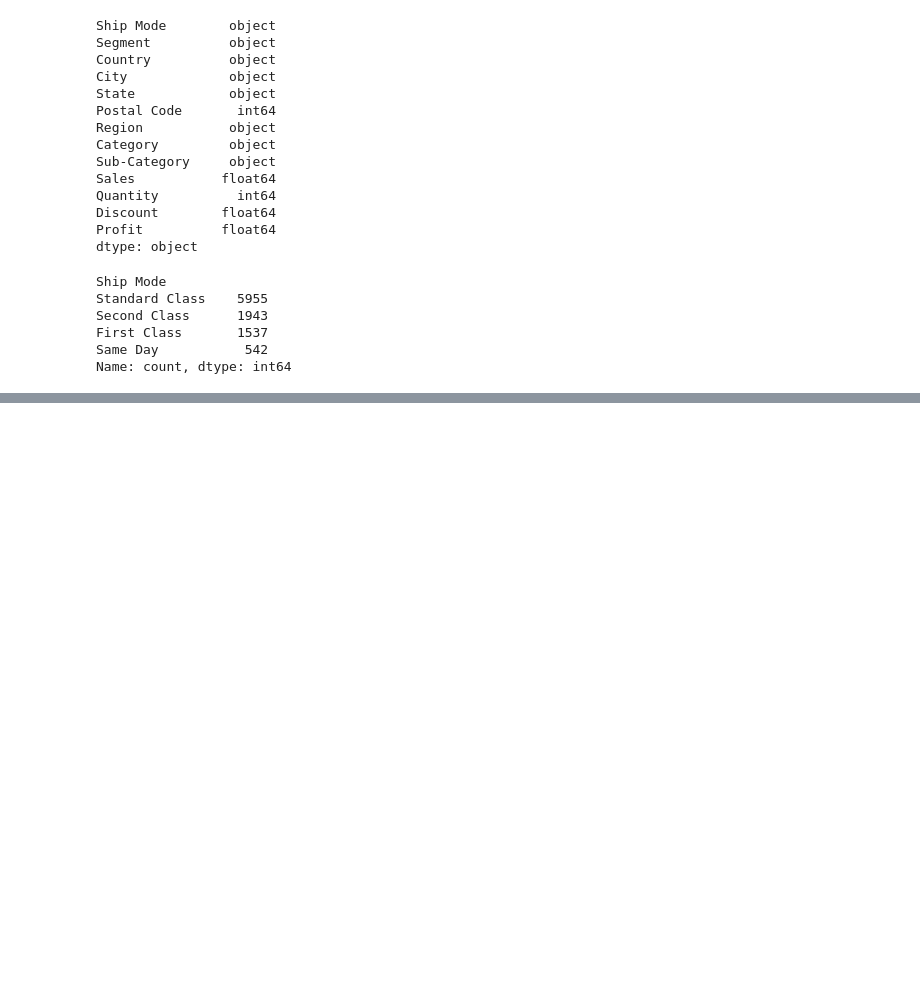
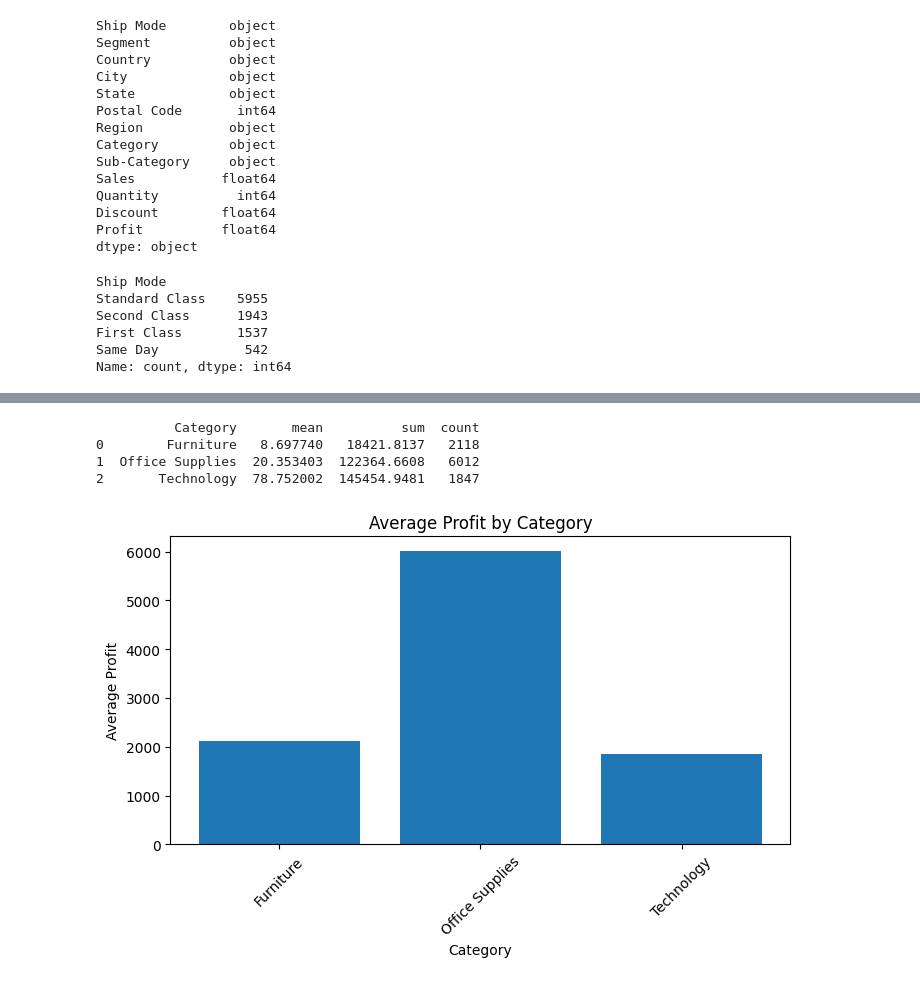
Before and after one commit to OA-Biswajit/Messy-Retail-Audit, a Jupyter notebook: Messy Retail Audit.ipynb, the cells around one changed output, grey strips where cells are left out. Saved outputs shown, nothing was run; the diff lists cells and outputs as text; code cells hidden in the pictures; blank space fills up the shorter version.

```diff
--- a/Messy Retail Audit.ipynb
+++ b/Messy Retail Audit.ipynb
@@ -379,0 +398,16 @@ plt.show()
+# %%
+profit_summary = df.groupby('Category')['Profit'].agg(['mean', 'sum', 'count']).reset_index()
+print(profit_summary)
+plt.figure(figsize=(8,4))
+plt.bar(profit_summary['Category'], profit_summary['count'])
+plt.xlabel('Category')
+plt.ylabel('Average Profit')
+plt.title('Average Profit by Category')
+plt.xticks(rotation=45)
+plt.show()
+# %% [output]
+          Category       mean          sum  count
+0        Furniture   8.697740   18421.8137   2118
+1  Office Supplies  20.353403  122364.6608   6012
+2       Technology  78.752002  145454.9481   1847
+[figure, added]
```
Also changed, not shown: parts of 11 cells of this notebook.
